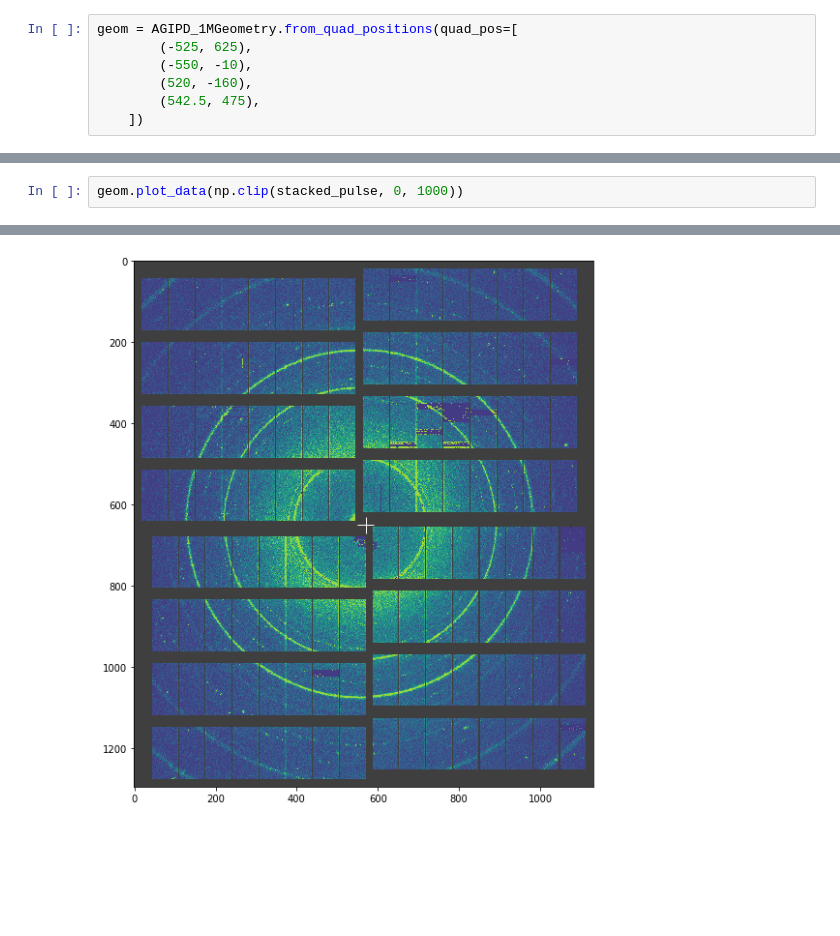
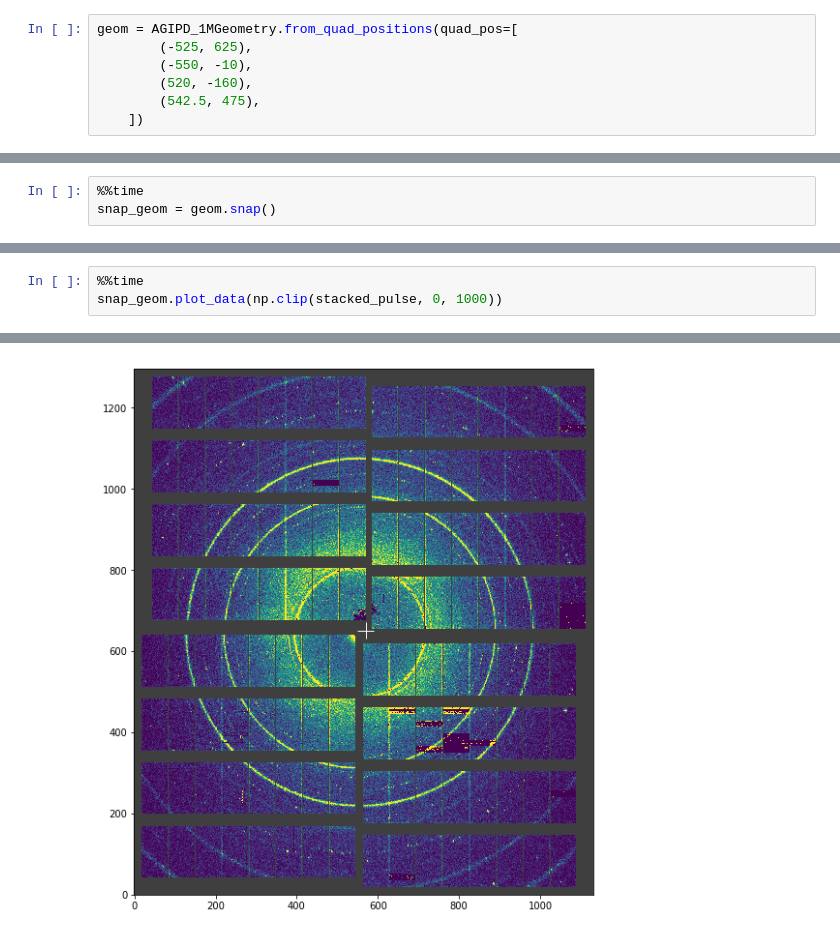
Before and after one commit to European-XFEL/karabo_data, a Jupyter notebook: docs/AGIPD Geometry.ipynb, the cells around one changed output, grey strips where cells are left out. Cells and saved outputs as stored; diff of their text form; blank space fills up the shorter version.

```diff
--- a/docs/AGIPD Geometry.ipynb
+++ b/docs/AGIPD Geometry.ipynb
@@ -28,0 +46,3 @@ data.shape
+# %%
+%%time
+snap_geom = geom.snap()
@@ -29,3 +52,4 @@ data.shape
 # %%
-geom.plot_data(np.clip(stacked_pulse, 0, 1000))
+%%time
+snap_geom.plot_data(np.clip(stacked_pulse, 0, 1000))
 # %% [output]
@@ -32 +58 @@ geom.plot_data(np.clip(stacked_pulse, 0, 1000))
-[figure, old version]
+[figure, new version]
```
Also changed, not shown: parts of 8 cells of this notebook.
